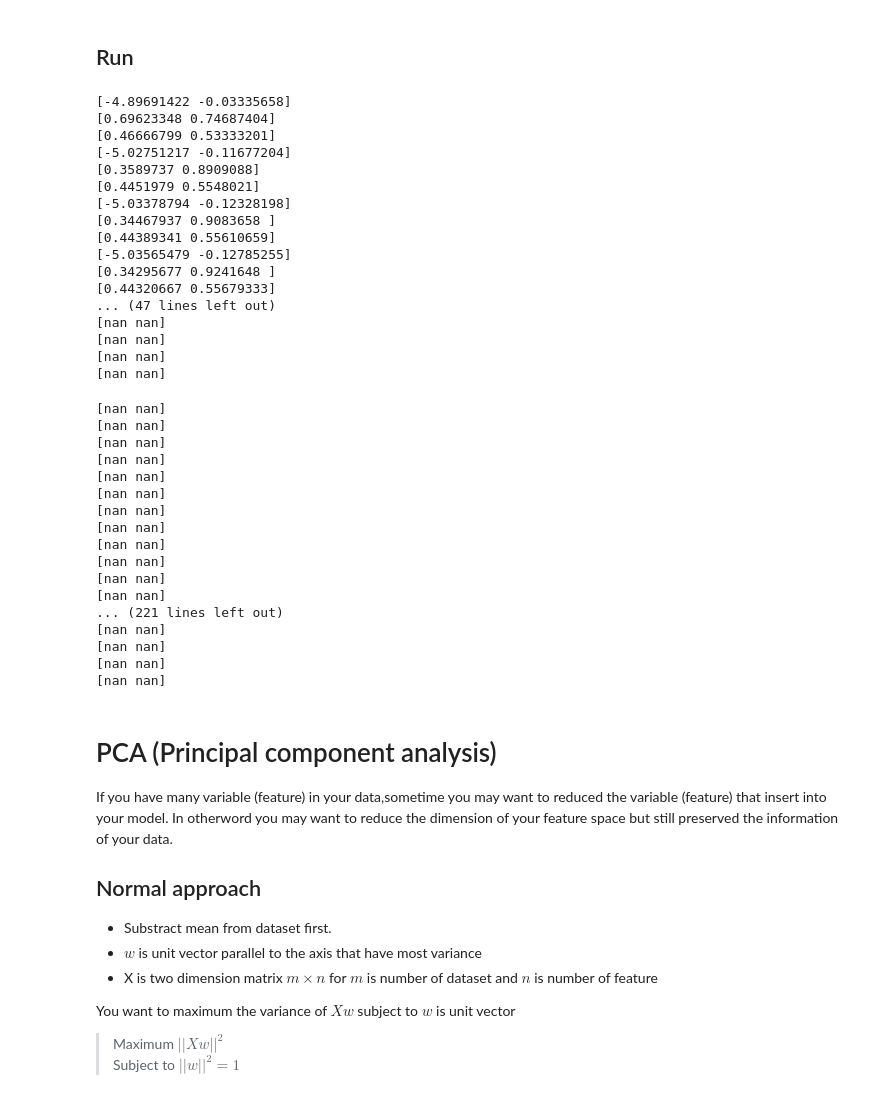
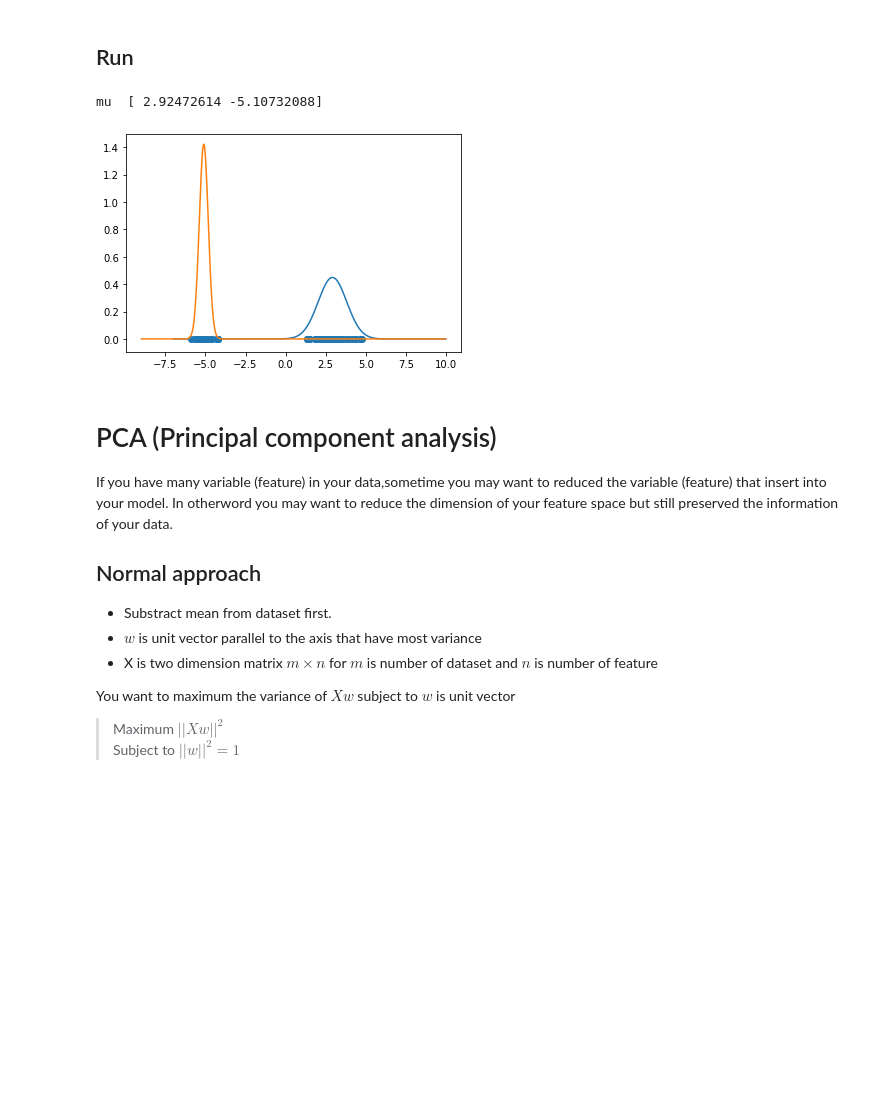
Before and after one commit to 44REAM/AI_mahidol, a Jupyter notebook: week2.ipynb, the cells around one changed output. Drawn from its saved outputs; the diff is of its cells as text; code cells hidden in the pictures; blank space fills up the shorter version.

```diff
--- a/week2.ipynb
+++ b/week2.ipynb
@@ -334,58 +286,32 @@ def m_step(data,cluster, gamma):
 # %%
 
 
 epoch = 100
 cluster = 2
 data = x
 
-mu, sigma, pi = initialize(cluster)
-mu = np.array([-5,0])
-pi = np.array([0.4,0.6])
+mu, sigma, pi = initialize_k_mean(data, cluster)
+print('mu ',mu)
 
 for i in range(epoch):
   gamma = e_step(data,cluster, mu, sigma, pi)
 
   mu, sigma, pi = m_step(data,cluster, gamma)
 
 
-  print(mu)
-  print(sigma)
-  print(pi)
+g1 = np.linspace(-7,10,1000)
+y1 = norm.pdf(g1, mu[0], sigma[0])
+
+g2 = np.linspace(-9,10,1000)
+y2 = norm.pdf(g2, mu[1], sigma[1])
+
+plt.plot(g1,y1)
+plt.plot(g2,y2)
+plt.scatter(x,y)
+plt.show()
 # %% [output]
-[-4.89691422 -0.03335658]
-[0.69623348 0.74687404]
-[0.46666799 0.53333201]
-[-5.02751217 -0.11677204]
-[0.3589737 0.8909088]
-[0.4451979 0.5548021]
-[-5.03378794 -0.12328198]
-[0.34467937 0.9083658 ]
-[0.44389341 0.55610659]
-[-5.03565479 -0.12785255]
-[0.34295677 0.9241648 ]
-[0.44320667 0.55679333]
-... (47 lines left out)
-[nan nan]
-[nan nan]
-[nan nan]
-[nan nan]
+mu  [ 2.92472614 -5.10732088]
-[nan nan]
-[nan nan]
-[nan nan]
-[nan nan]
-[nan nan]
-[nan nan]
-[nan nan]
-[nan nan]
-[nan nan]
-[nan nan]
-[nan nan]
-[nan nan]
-... (221 lines left out)
-[nan nan]
-[nan nan]
-[nan nan]
-[nan nan]
+[figure, added]
 # %% [markdown]
 # PCA (Principal component analysis)
 
```
Also changed, not shown: parts of 5 cells of this notebook.
